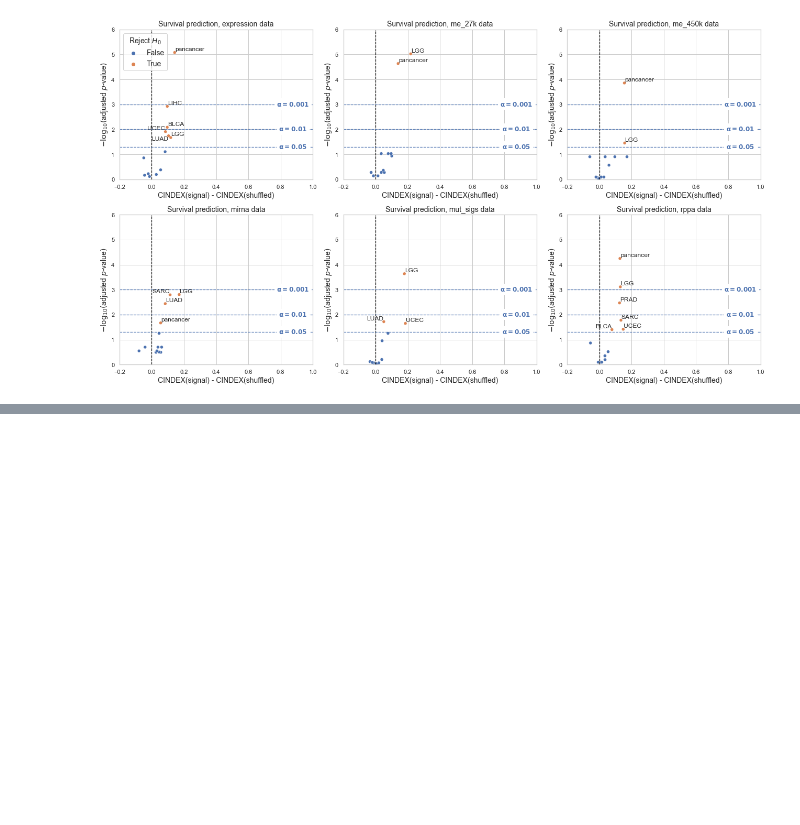
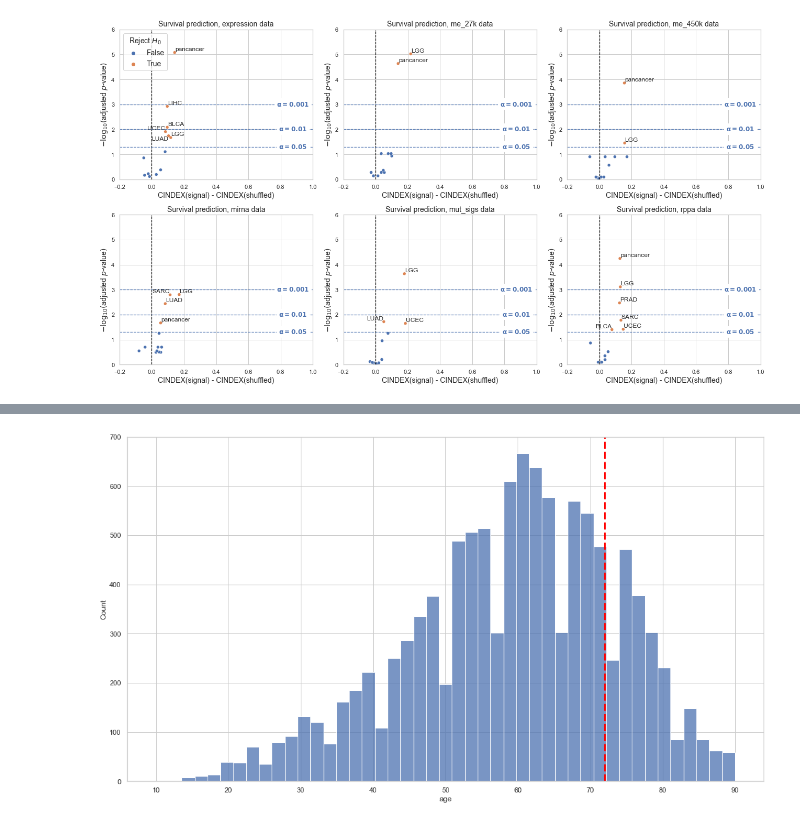
Before and after one commit to greenelab/mpmp, a Jupyter notebook: 06_predict_survival/plot_survival_results.ipynb, the cells around one changed output, grey strips where cells are left out. Cells and saved outputs as stored; diff of their text form; code cells hidden in the pictures; blank space fills up the shorter version.

Commit message:
first attempt at plotting survival curves, need to clean up

```diff
--- a/06_predict_survival/plot_survival_results.ipynb
+++ b/06_predict_survival/plot_survival_results.ipynb
@@ -551,0 +575,13 @@ rppa: 6/13
+# %%
+# get clinical info for BRCA samples
+# this includes age, subtype, etc.
+clinical_df = pd.read_excel(cfg.clinical_data,
+                            sheet_name='TCGA-CDR',
+                            index_col='bcr_patient_barcode',
+                            engine='openpyxl')
+
+clinical_df.drop(labels=['Unnamed: 0'], axis=1, inplace=True)
+clinical_df.rename(columns={'age_at_initial_pathologic_diagnosis': 'age'}, inplace=True)
+
+print(clinical_df.shape)
+clinical_df.head()
@@ -551,0 +598,4 @@ rppa: 6/13
+# %%
+ages = clinical_df.loc[~clinical_df.age.isna(), 'age']
+print(ages.isna().sum())
+ages.head()
@@ -551,0 +611,9 @@ rppa: 6/13
+# %%
+sns.histplot(ages)
+qs_age = []
+for q in [0.8]:
+    q_age = np.quantile(ages, q)
+    qs_age.append(q_age)
+    plt.gca().axvline(q_age, color='red', linestyle='--', linewidth=3)
+# %% [output]
+[figure, added]
```
Also changed, not shown: parts of 7 cells of this notebook, 1 other file.
